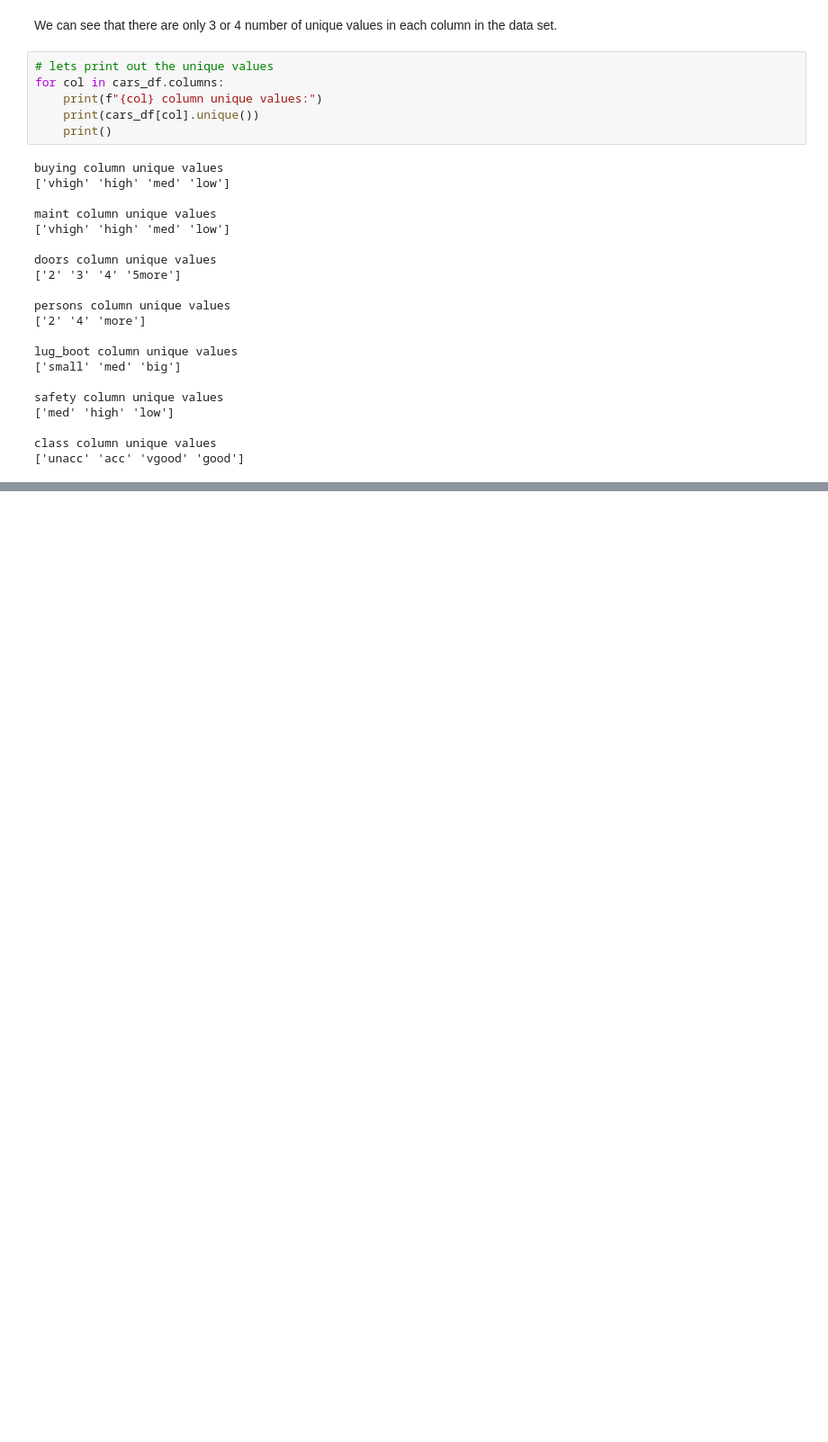
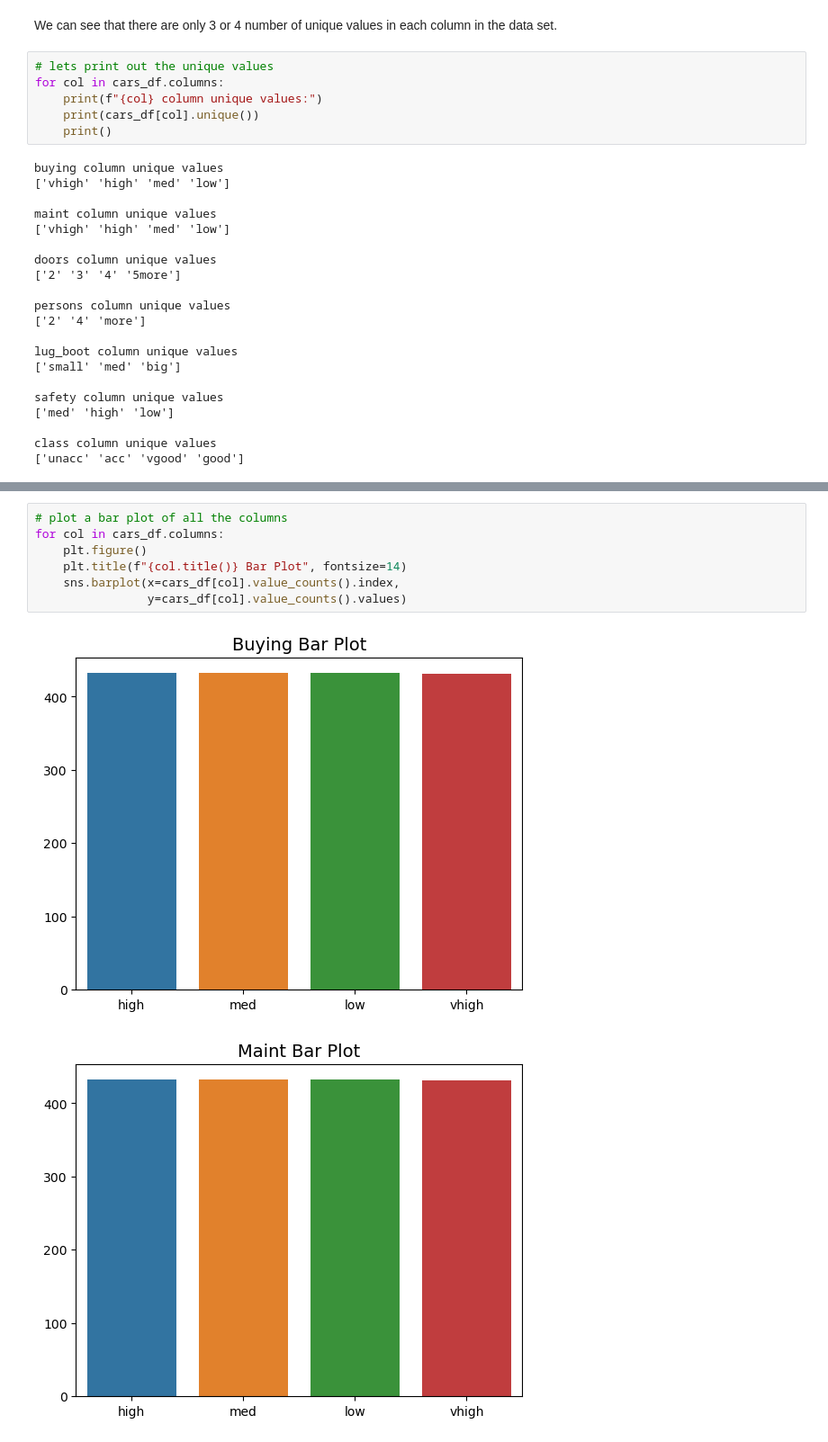
Before and after one commit to lawalsegun2025/car_acceptability_predictor, a Jupyter notebook: car_acceptibility_predictor.ipynb, the cells around one changed output, grey strips where cells are left out. Shown: that part at 90% size. Saved outputs shown, nothing was run; the diff lists cells and outputs as text; blank space fills up the shorter version.

```diff
--- a/car_acceptibility_predictor.ipynb
+++ b/car_acceptibility_predictor.ipynb
@@ -137,0 +164,10 @@ class column unique values
+# %%
+# plot a bar plot of all the columns
+for col in cars_df.columns:
+    plt.figure()
+    plt.title(f"{col.title()} Bar Plot", fontsize=14)
+    sns.barplot(x=cars_df[col].value_counts().index,
+                y=cars_df[col].value_counts().values)
+# %% [output]
+[figure, added]
+[figure, added]
```
Also changed, not shown: parts of 7 cells of this notebook.
